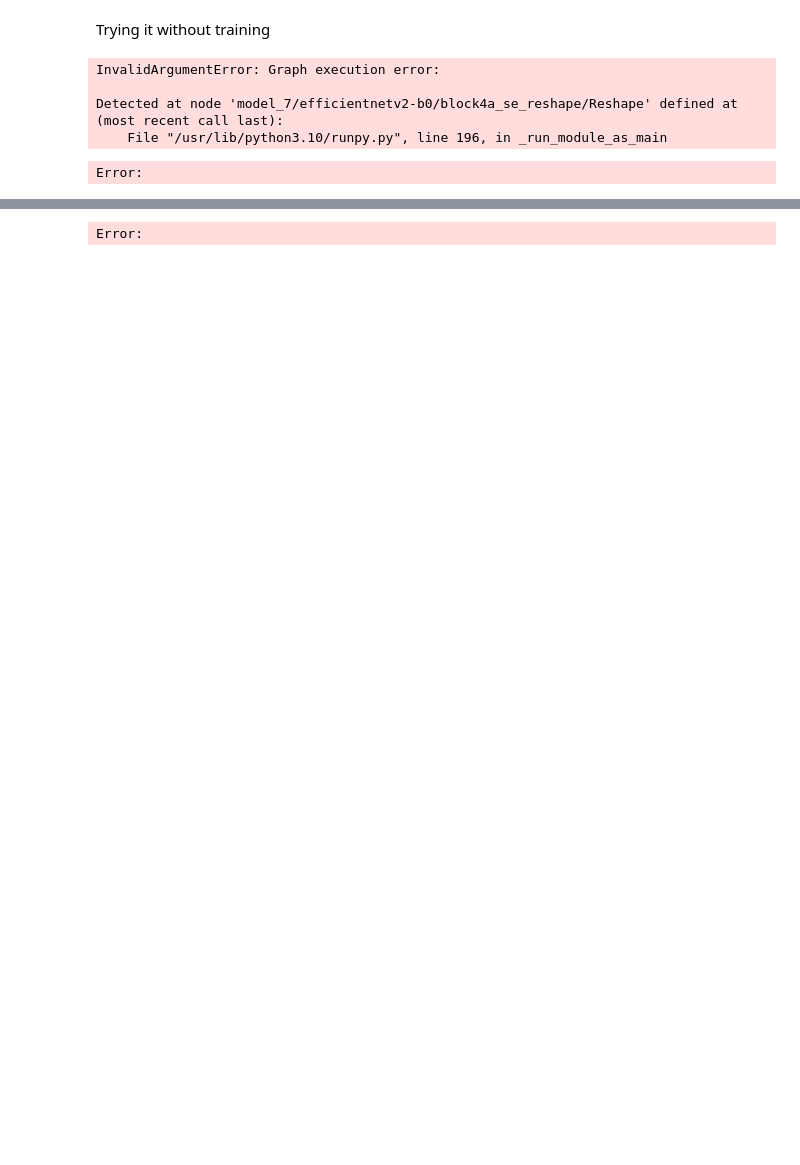
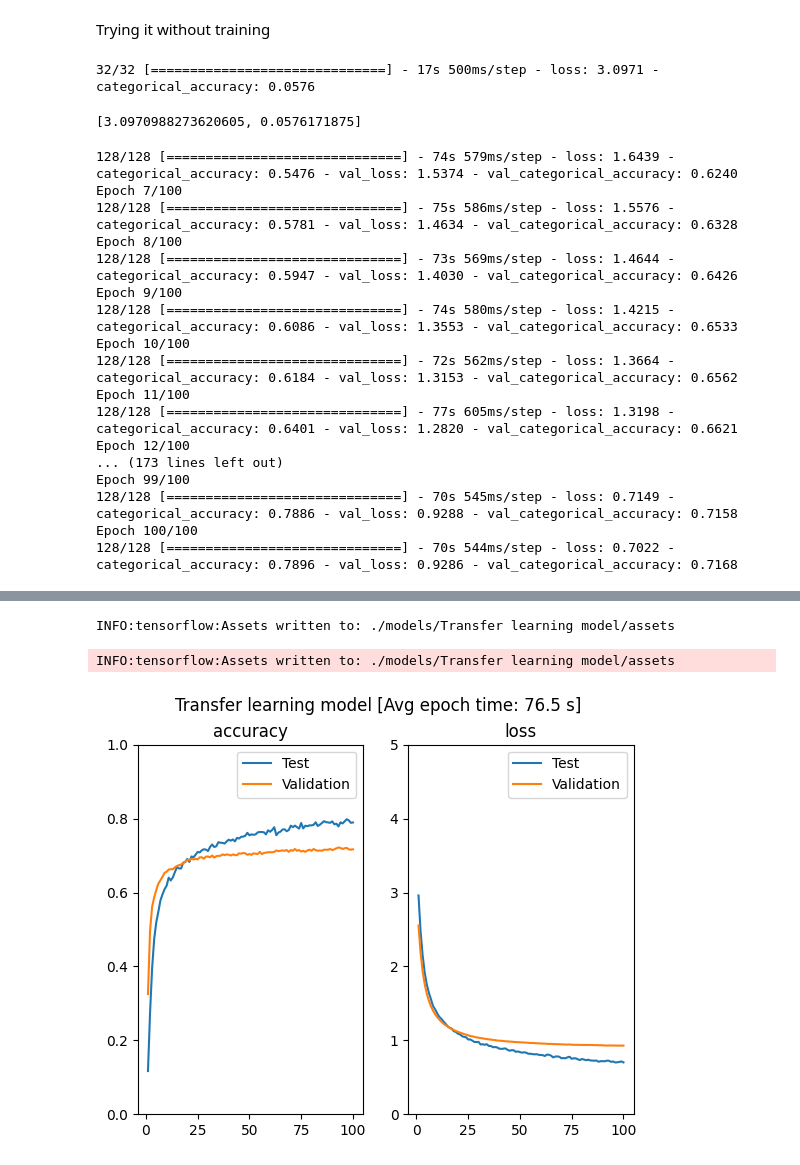
Before and after one commit to pkrucz00/wdzd_project, a Jupyter notebook: report.ipynb, the cells around one changed output, grey strips where cells are left out. Saved outputs shown, nothing was run; the diff lists cells and outputs as text; code cells hidden in the pictures; blank space fills up the shorter version.

```diff
--- a/report.ipynb
+++ b/report.ipynb
@@ -35,7 +47,7 @@ Num GPUs Available:  0
 DATA_FOLDER="data-trimmed"
 
 INPUT_SHAPE = (256, 256, 3)
-BATCH_SIZE = 16
+BATCH_SIZE = 32
 # %%
 # Class and function for showing the chart of validation accuracy and loss
 
@@ -75,7 +87,7 @@ def plot_train_results(history, times, title):
 def train_and_check_model(model, model_name, t_ds, v_ds, epochs=150, lr_scale=1):
     time_history = TimeHistory()
 
-    model.compile(optimizer=keras.optimizers.Adam(learning_rate=0.001*lr_scale),
+    model.compile(optimizer=keras.optimizers.Nadam(learning_rate=0.001*lr_scale),
                   loss="categorical_crossentropy", metrics=[keras.metrics.CategoricalAccuracy()])
     history = model.fit(t_ds,
                     validation_data=v_ds,
@@ -206,9 +220,9 @@ Trainable params: 5,858,704
 Non-trainable params: 60,608
 __________________________________________________________________________________________________
 # %%
-DROPOUT_RATE = 0.3
-L1_PENALTY = 1e-3
-L2_PENALTY = 1e-3
+DROPOUT_RATE = 0.6
+L1_PENALTY = 1e-5
+L2_PENALTY = 1e-5
 
 def create_transferred_model(base_model):
     base_model.trainable = False   # 🔫👮‍♂️ Freezing the base model
@@ -255,11 +269,25 @@ without_training = transferred_model
 without_training.compile(optimizer="adam", loss="categorical_crossentropy", metrics=[keras.metrics.CategoricalAccuracy()])
 without_training.evaluate(validation_ds)
 # %% [output]
-InvalidArgumentError: Graph execution error:
-
-Detected at node 'model_7/efficientnetv2-b0/block4a_se_reshape/Reshape' defined at (most recent call last):
-    File "/usr/lib/python3.10/runpy.py", line 196, in _run_module_as_main
+32/32 [==============================] - 17s 500ms/step - loss: 3.0971 - categorical_accuracy: 0.0576
+[3.0970988273620605, 0.0576171875]
 # %%
-train_and_check_model(transferred_model, "Transfer learning model", t_ds=train_ds, v_ds=validation_ds, epochs=20)
+train_and_check_model(transferred_model, "Transfer learning model", t_ds=train_ds, v_ds=validation_ds, epochs=100, lr_scale=0.2)
 # %% [output]
-Error:
+128/128 [==============================] - 74s 579ms/step - loss: 1.6439 - categorical_accuracy: 0.5476 - val_loss: 1.5374 - val_categorical_accuracy: 0.6240
+Epoch 7/100
+128/128 [==============================] - 75s 586ms/step - loss: 1.5576 - categorical_accuracy: 0.5781 - val_loss: 1.4634 - val_categorical_accuracy: 0.6328
+Epoch 8/100
+128/128 [==============================] - 73s 569ms/step - loss: 1.4644 - categorical_accuracy: 0.5947 - val_loss: 1.4030 - val_categorical_accuracy: 0.6426
+Epoch 9/100
+128/128 [==============================] - 74s 580ms/step - loss: 1.4215 - categorical_accuracy: 0.6086 - val_loss: 1.3553 - val_categorical_accuracy: 0.6533
+Epoch 10/100
+128/128 [==============================] - 72s 562ms/step - loss: 1.3664 - categorical_accuracy: 0.6184 - val_loss: 1.3153 - val_categorical_accuracy: 0.6562
+Epoch 11/100
+128/128 [==============================] - 77s 605ms/step - loss: 1.3198 - categorical_accuracy: 0.6401 - val_loss: 1.2820 - val_categorical_accuracy: 0.6621
+Epoch 12/100
+... (173 lines left out)
+Epoch 99/100
+128/128 [==============================] - 70s 545ms/step - loss: 0.7149 - categorical_accuracy: 0.7886 - val_loss: 0.9288 - val_categorical_accuracy: 0.7158
+Epoch 100/100
+128/128 [==============================] - 70s 544ms/step - loss: 0.7022 - categorical_accuracy: 0.7896 - val_loss: 0.9286 - val_categorical_accuracy: 0.7168
@@ -266,3 +295,6 @@ Error:
+INFO:tensorflow:Assets written to: ./models/Transfer learning model/assets
+INFO:tensorflow:Assets written to: ./models/Transfer learning model/assets
+[figure, added]
 # %%
 def fine_tune(model_after_transfer_learning):
     base_model_idx = 2
@@ -277,6 +309,4 @@ def fine_tune(model_after_transfer_learning):
 
 
 fine_tune(transferred_model)
-# %% [output]
-Error:
 # %% [markdown]
```
Also changed, not shown: parts of 9 cells of this notebook, 1 other file.
